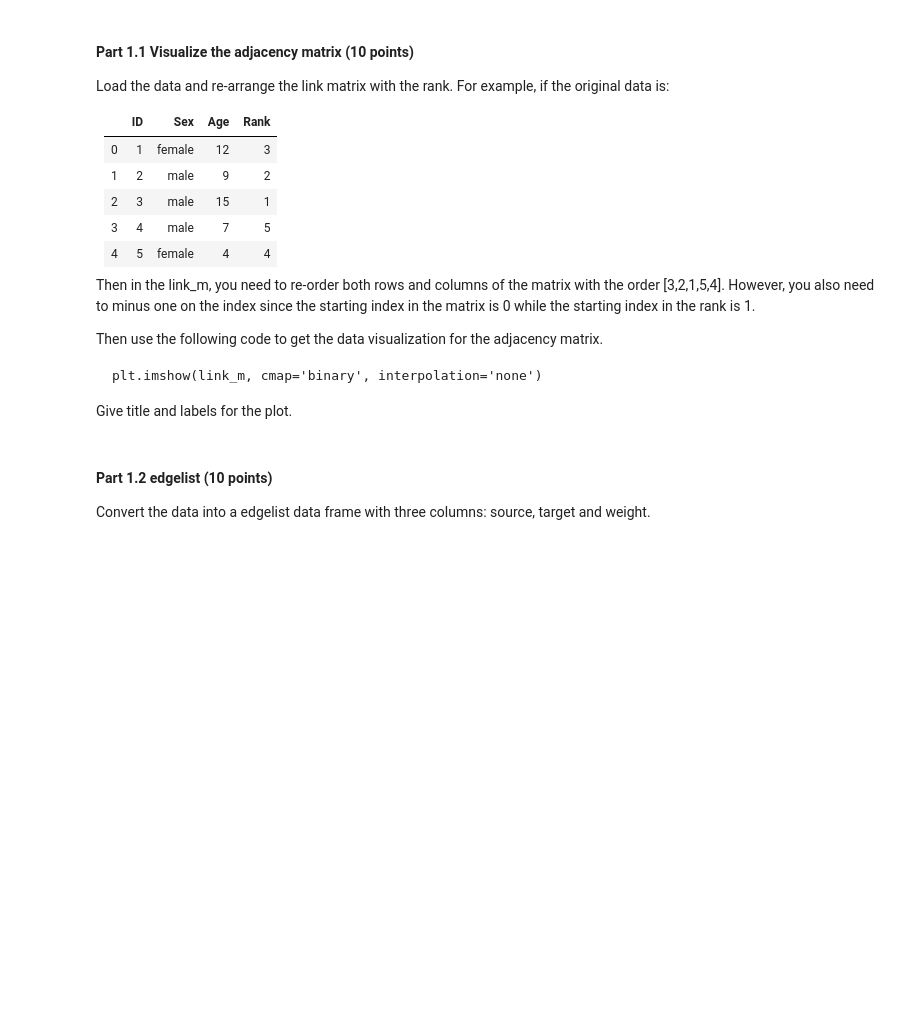
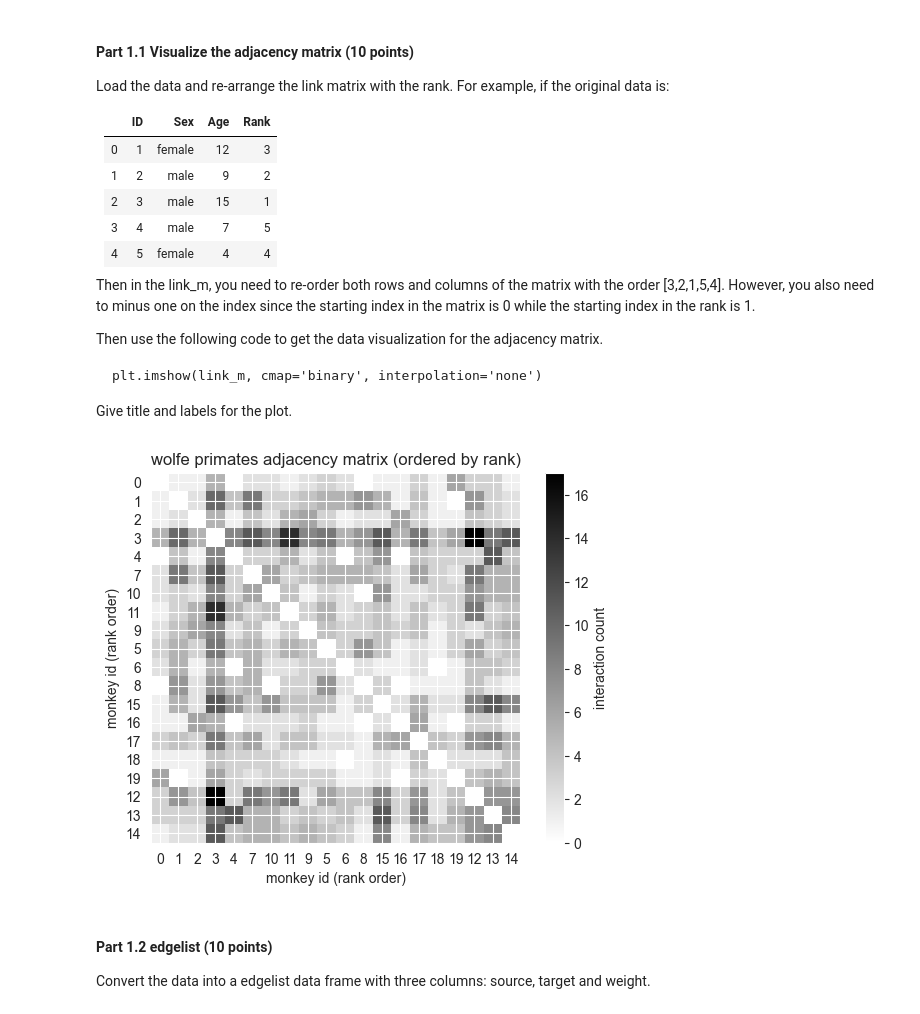
Before and after one commit to n-wible/ds4200, a Jupyter notebook: homework5/Homework5.ipynb, the cells around one changed output. Cells and saved outputs as stored; diff of their text form; code cells hidden in the pictures; blank space fills up the shorter version.

```diff
--- a/homework5/Homework5.ipynb
+++ b/homework5/Homework5.ipynb
@@ -23,3 +28,15 @@ Note: when load the `link_m.csv`, set the header to be none.
+# %%
+# load data
+labels = pd.read_csv("labels.csv")
+link_m = pd.read_csv("link_m.csv", header=None)
+
+# sort by rank and get ordered ids (adjusted for 0-based index)
+ordered_ids = labels.sort_values("Rank")["Id"].to_numpy()
+ordered_idx = ordered_ids - 1
+
+# reorder matrix and labels
+link_m = link_m.iloc[ordered_idx, ordered_idx]
+labels = labels.set_index("Id").loc[ordered_ids].reset_index()
 # %% [markdown]
 #### Part 1.1 Visualize the adjacency matrix (10 points)
 
@@ -40,6 +57,18 @@ Then use the following code to get the data visualization for the adjacency matr
     plt.imshow(link_m, cmap='binary', interpolation='none')
 
 Give title and labels for the plot.
+# %%
+# visualize adjacency matrix
+plt.imshow(link_m, cmap="binary", interpolation="none")
+plt.title("wolfe primates adjacency matrix (ordered by rank)")
+plt.xlabel("monkey id (rank order)")
+plt.ylabel("monkey id (rank order)")
+plt.xticks(range(len(ordered_ids)), ordered_ids)
+plt.yticks(range(len(ordered_ids)), ordered_ids)
+plt.colorbar(label="interaction count")
+plt.show()
+# %% [output]
+[figure, added]
 # %% [markdown]
 #### Part 1.2 edgelist (10 points)
 
```
Also changed, not shown: parts of 18 cells of this notebook, 2 other files.
